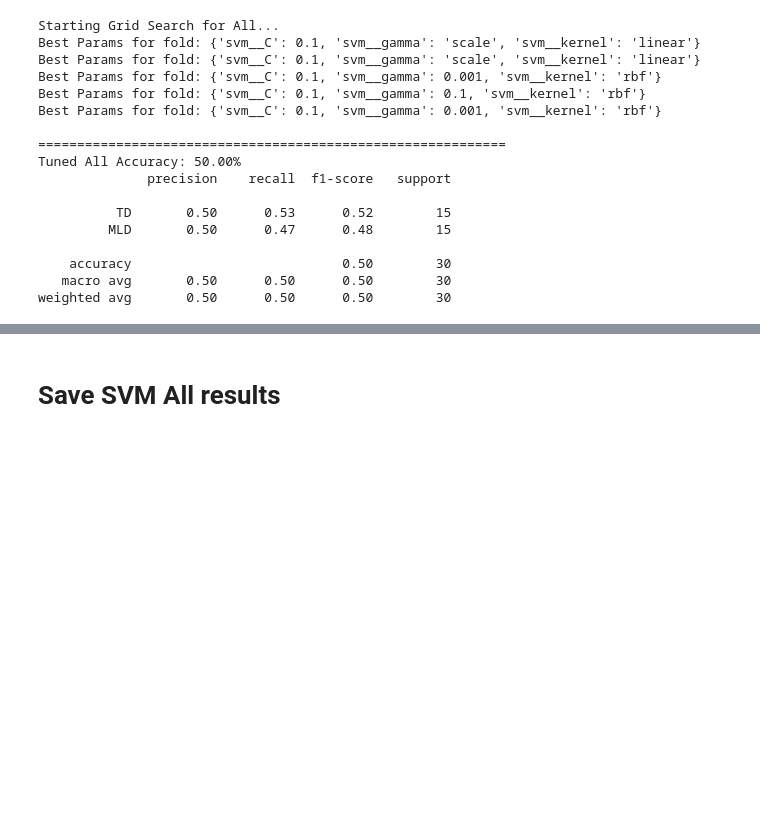
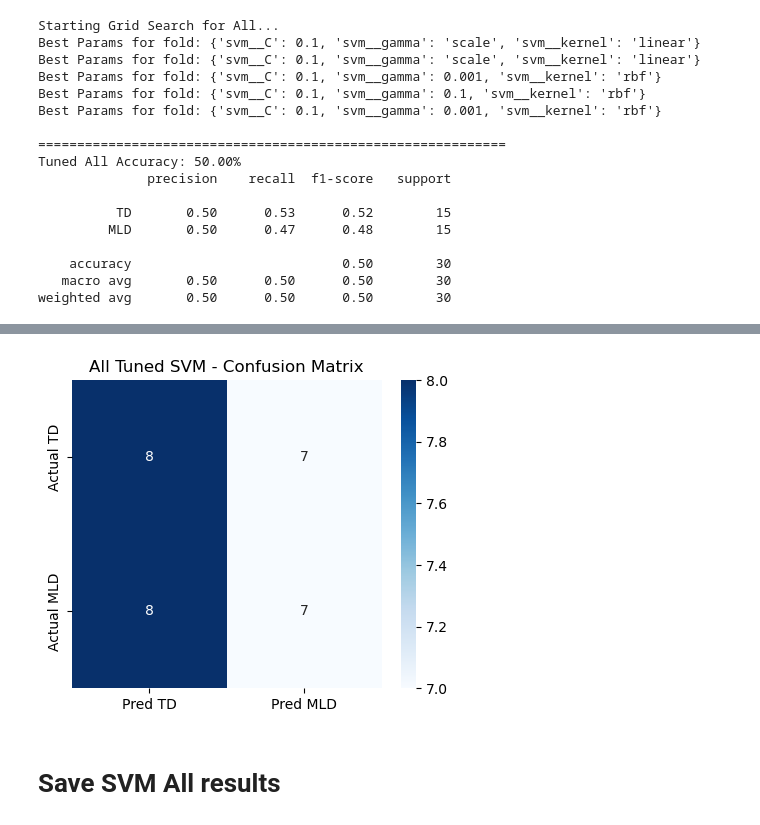
Before and after one commit to JJChong777/brain-math, a Jupyter notebook: SVM.ipynb, the cells around one changed output, grey strips where cells are left out. Drawn from its saved outputs; the diff is of its cells as text; code cells hidden in the pictures; blank space fills up the shorter version.

```diff
--- a/SVM.ipynb
+++ b/SVM.ipynb
@@ -261,3 +261,96 @@ Tuned All Accuracy: 50.00%
     accuracy                           0.50        30
    macro avg       0.50      0.50      0.50        30
 weighted avg       0.50      0.50      0.50        30
+# %%
+from sklearn.model_selection import StratifiedKFold, GridSearchCV
+from sklearn.svm import SVC
+from sklearn.pipeline import Pipeline
+from sklearn.preprocessing import StandardScaler
+from sklearn.feature_selection import SelectKBest, f_classif
+from helper_lin import get_all_data, get_mult_data, get_sub_data, get_labels
+from sklearn.metrics import accuracy_score, confusion_matrix, classification_report
+import numpy as np
+import matplotlib.pyplot as plt
+import seaborn as sns
+
+labels = get_labels()
+
+def svm_show_results_tuned(X_avg, y_avg, task_name):
+    # 1. Define the base Pipeline
+    pipeline = Pipeline([
+        ('feature_selection', SelectKBest(f_classif, k=100)),
+        ('scaler', StandardScaler()),
+        ('svm', SVC(probability=True, random_state=42))
+    ])
+
+    # 2. Define the Hyperparameter Grid
+    param_grid = {
+        'svm__C': [0.1, 1, 10, 100],
+        'svm__kernel': ['linear', 'rbf'],
+        'svm__gamma': ['scale', 'auto', 0.001, 0.01, 0.1]
+    }
+
+    # 3. Outer Stratified K-Fold for performance estimation
+    skf = StratifiedKFold(n_splits=5, shuffle=True, random_state=42)
+
+    # GridSearchCV will handle the inner CV to find best params
+    grid_search = GridSearchCV(
+        pipeline,
+        param_grid,
+        cv=3,           # Inner fold for tuning
+        scoring='accuracy',
+        n_jobs=-1,      # Use all CPU cores
+        verbose=1       # Print progress
+    )
+
+    y_pred_all = []
+    y_test_all = []
+    y_probs_all = []
+    best_params_list = []
+
+    print(f"\n{'='*60}")
+    print(f"Starting Grid Search for {task_name}...")
+    print(f"{'='*60}\n")
+
+    for fold, (train_idx, test_idx) in enumerate(skf.split(X_avg, y_avg)):
+        print(f"Outer Fold {fold + 1}/5")
+        grid_search.fit(X_avg[train_idx], y_avg[train_idx])
+
+        # Best model for this outer fold
+        best_model = grid_search.best_estimator_
+        predictions = best_model.predict(X_avg[test_idx])
+        probs = best_model.predict_proba(X_avg[test_idx])
+
+        y_pred_all.extend(predictions)
+        y_test_all.extend(y_avg[test_idx])
+        y_probs_all.extend(probs)
+        best_params_list.append(grid_search.best_params_)
+
+        print(f"  Best Params: {grid_search.best_params_}")
+        print(f"  Best CV Score: {grid_search.best_score_:.4f}\n")
+
+    # 4. Final Evaluation
+    y_pred_all = np.array(y_pred_all)
+    y_test_all = np.array(y_test_all)
+    y_probs_all = np.array(y_probs_all)
+
+    acc = accuracy_score(y_test_all, y_pred_all)
+    print(f"{'='*60}")
+    print(f"Tuned {task_name} Accuracy: {acc * 100:.2f}%")
+    print(f"{'='*60}")
+    print(classification_report(y_test_all, y_pred_all, target_names=['TD', 'MLD']))
+
+    # 5. Confusion Matrix
+    plt.figure(figsize=(5, 4))
+    cm = confusion_matrix(y_test_all, y_pred_all)
+    sns.heatmap(cm, annot=True, fmt='d', cmap='Blues',
+                xticklabels=['Pred TD', 'Pred MLD'], yticklabels=['Actual TD', 'Actual MLD'])
+    plt.title(f"{task_name} Tuned SVM - Confusion Matrix")
+    plt.show()
+
+    return y_test_all, y_pred_all, y_probs_all
+
+# Run Grid Search on all datasets
+X_avg, y_avg = get_all_data()
+y_true, y_pred, y_probs = svm_show_results_tuned(X_avg, y_avg, "All")
+# %% [output]
@@ -264,3 +374,4 @@ weighted avg       0.50      0.50      0.50        30
+[figure, added]
 # %% [markdown]
 # Save SVM All results
 # %%
```
Also changed, not shown: parts of 3 cells of this notebook, 3 other files.
